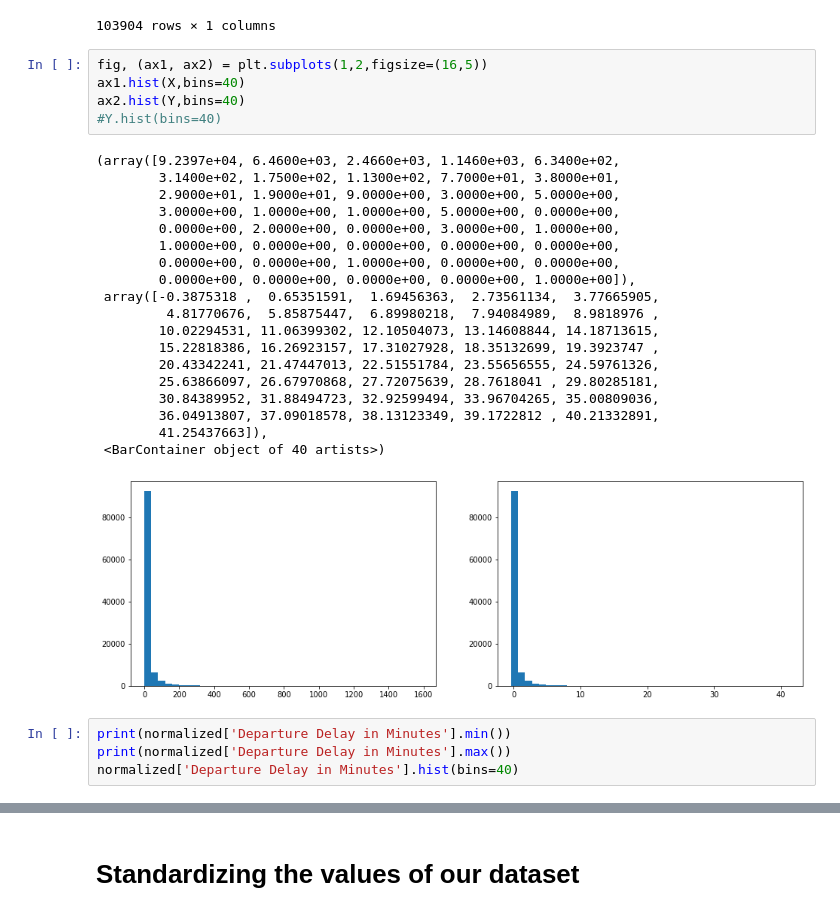
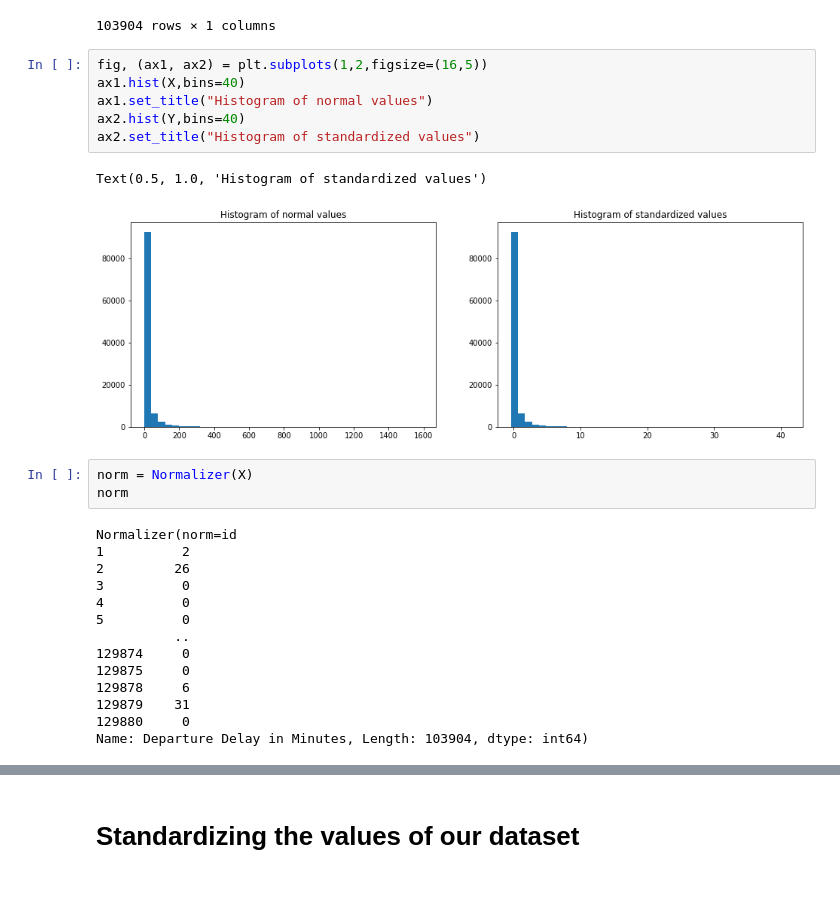
Before and after one commit to leo-cavalcante/airline-passenger-satisfaction, a Jupyter notebook: Airline Passenger Satisfaction.ipynb, the cells around one changed output, grey strips where cells are left out. Cells and saved outputs as stored; diff of their text form; blank space fills up the shorter version.

```diff
--- a/Airline Passenger Satisfaction.ipynb
+++ b/Airline Passenger Satisfaction.ipynb
@@ -417,32 +417,29 @@ dtype: float64
 # %%
 fig, (ax1, ax2) = plt.subplots(1,2,figsize=(16,5))
 ax1.hist(X,bins=40)
+ax1.set_title("Histogram of normal values")
 ax2.hist(Y,bins=40)
-#Y.hist(bins=40)
+ax2.set_title("Histogram of standardized values")
 # %% [output]
-(array([9.2397e+04, 6.4600e+03, 2.4660e+03, 1.1460e+03, 6.3400e+02,
-        3.1400e+02, 1.7500e+02, 1.1300e+02, 7.7000e+01, 3.8000e+01,
-        2.9000e+01, 1.9000e+01, 9.0000e+00, 3.0000e+00, 5.0000e+00,
-        3.0000e+00, 1.0000e+00, 1.0000e+00, 5.0000e+00, 0.0000e+00,
-        0.0000e+00, 2.0000e+00, 0.0000e+00, 3.0000e+00, 1.0000e+00,
-        1.0000e+00, 0.0000e+00, 0.0000e+00, 0.0000e+00, 0.0000e+00,
-        0.0000e+00, 0.0000e+00, 1.0000e+00, 0.0000e+00, 0.0000e+00,
-        0.0000e+00, 0.0000e+00, 0.0000e+00, 0.0000e+00, 1.0000e+00]),
- array([-0.3875318 ,  0.65351591,  1.69456363,  2.73561134,  3.77665905,
-         4.81770676,  5.85875447,  6.89980218,  7.94084989,  8.9818976 ,
-        10.02294531, 11.06399302, 12.10504073, 13.14608844, 14.18713615,
-        15.22818386, 16.26923157, 17.31027928, 18.35132699, 19.3923747 ,
-        20.43342241, 21.47447013, 22.51551784, 23.55656555, 24.59761326,
-        25.63866097, 26.67970868, 27.72075639, 28.7618041 , 29.80285181,
-        30.84389952, 31.88494723, 32.92599494, 33.96704265, 35.00809036,
-        36.04913807, 37.09018578, 38.13123349, 39.1722812 , 40.21332891,
-        41.25437663]),
- <BarContainer object of 40 artists>)
+Text(0.5, 1.0, 'Histogram of standardized values')
-[figure, old version]
+[figure, new version]
-# %%
-print(normalized['Departure Delay in Minutes'].min())
-print(normalized['Departure Delay in Minutes'].max())
-normalized['Departure Delay in Minutes'].hist(bins=40)
+# %%
+norm = Normalizer(X)
+norm
+# %% [output]
+Normalizer(norm=id
+1          2
+2         26
+3          0
+4          0
+5          0
+          ..
+129874     0
+129875     0
+129878     6
+129879    31
+129880     0
+Name: Departure Delay in Minutes, Length: 103904, dtype: int64)
 # %%
 # Analyzing the two previous variables scaled by MinMaxScaler
 min_max_scaler = MinMaxScaler()
```
Also changed, not shown: parts of 6 cells of this notebook.
